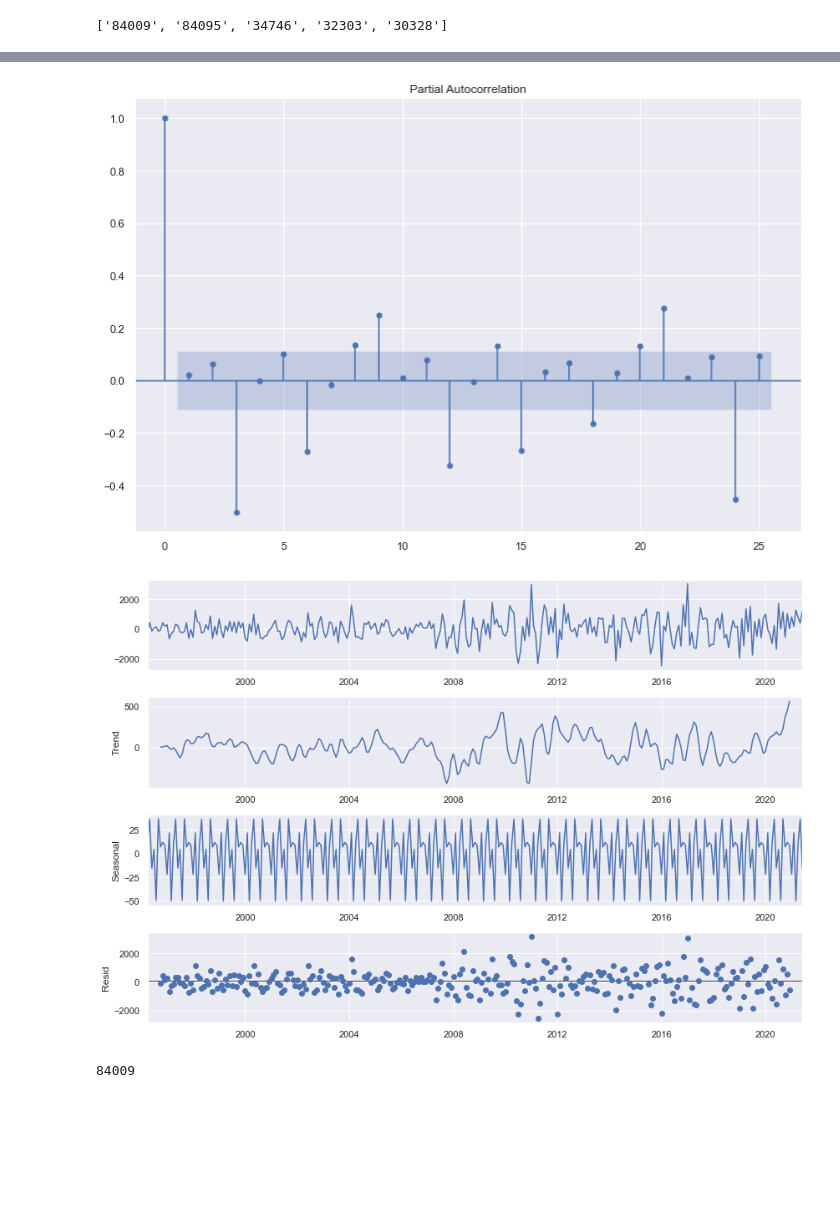
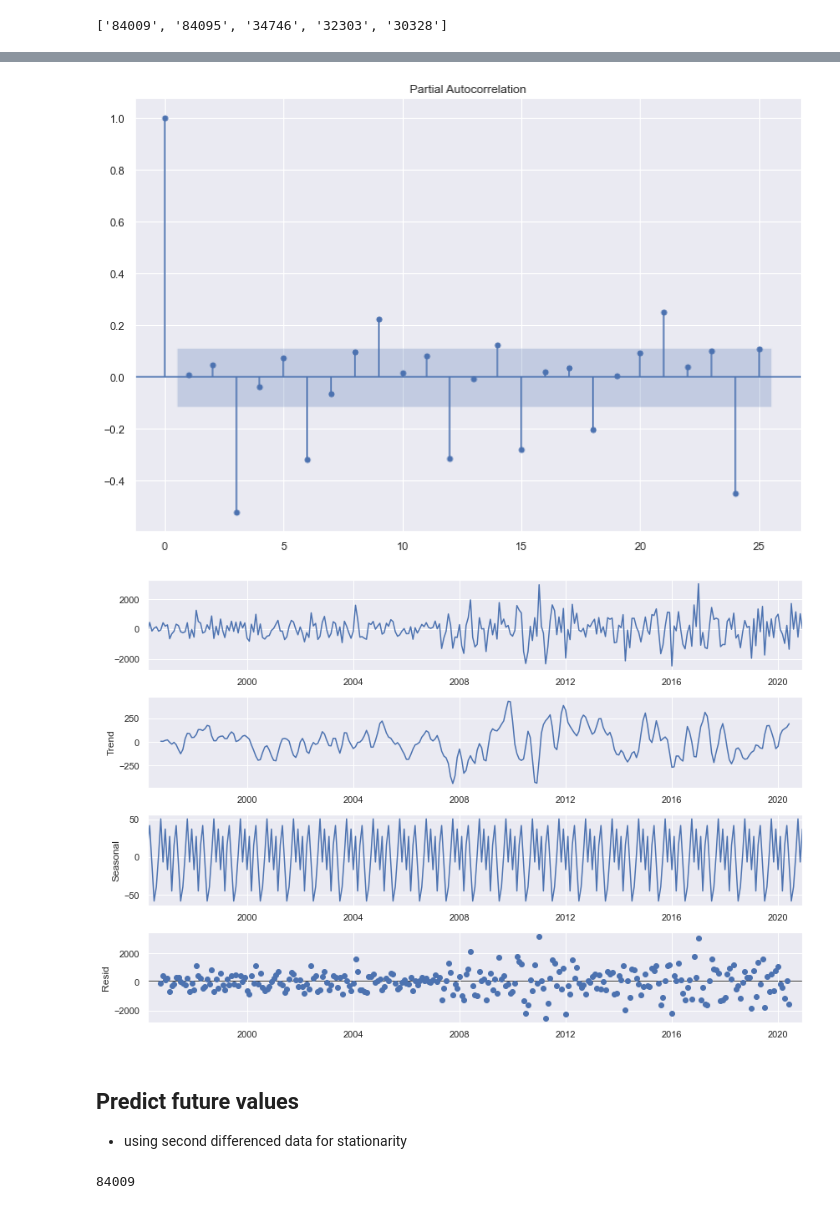
Before and after one commit to mikekeith52/housing_prices, a Jupyter notebook: housing_prices.ipynb, the cells around one changed output, grey strips where cells are left out. Drawn from its saved outputs; the diff is of its cells as text; code cells hidden in the pictures; blank space fills up the shorter version.

```diff
--- a/housing_prices.ipynb
+++ b/housing_prices.ipynb
@@ -86,6 +80,6 @@ df.head()
 # %%
 # overwrite these zips with a list of your own zips (str types)
-zips = open('./zips.txt','r').read().split('\n')
+zips = ['84009', '84095', '34746', '32303', '30328']
 zips
 # %% [output]
 ['84009', '84095', '34746', '32303', '30328']
@@ -95,4 +89,5 @@ preds = {}
 for z in zips:
     data_load = df.loc[z].transpose()
     f = Forecaster(y=data_load.values[8:],current_dates=data_load.index[8:],name=z)
+    f.set_test_length(6)
     preds[str(z)] = f
@@ -104,13 +103,16 @@ plt.show()
 # %%
-f.plot_pacf(diffy=2)
+f.plot_pacf(diffy=2,train_only=True)
 plt.show()
 # %% [output]
-[figure, old version]
+[figure, new version]
 # %%
-f.seasonal_decompose(diffy=2).plot()
+f.seasonal_decompose(diffy=2,train_only=True).plot()
 plt.show()
 # %% [output]
-[figure, old version]
+[figure, new version]
+# %% [markdown]
+## Predict future values
+- using second differenced data for stationarity
 # %%
 # full forecast process
 for k, f in log_progress(preds.items()):
```
Also changed, not shown: parts of 8 cells of this notebook, 2 other files.
